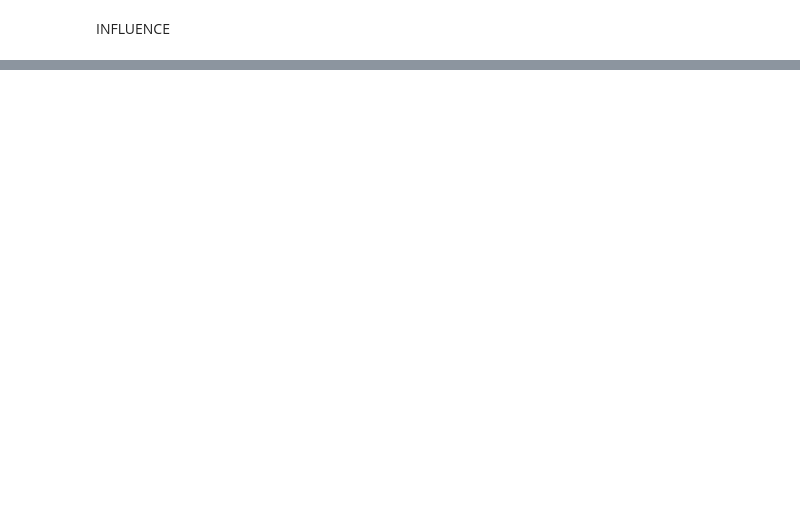
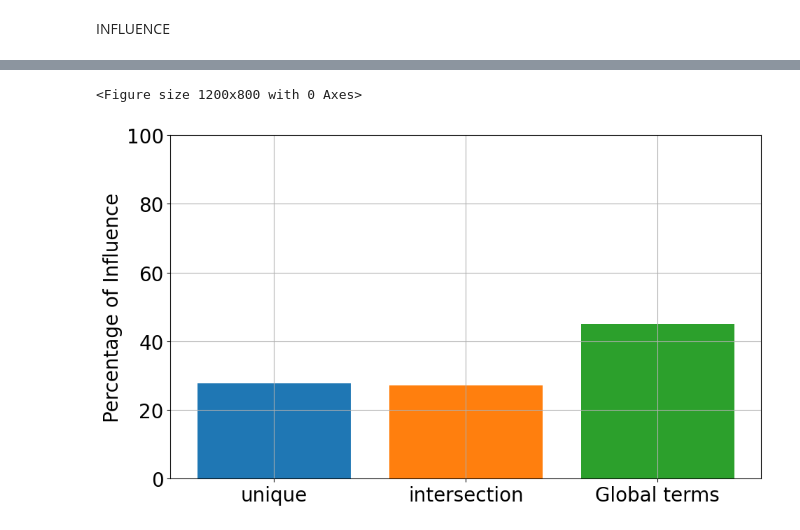
Before and after one commit to lionisakis/Reproducibilitiy-lsr-long, a Jupyter notebook: vector_segmatics.ipynb, the cells around one changed output, grey strips where cells are left out. Saved outputs shown, nothing was run; the diff lists cells and outputs as text; code cells hidden in the pictures; blank space fills up the shorter version.

```diff
--- a/vector_segmatics.ipynb
+++ b/vector_segmatics.ipynb
@@ -472,7 +403,7 @@ def function_common_terms_vs_others(group_df):
             (stacked[1:] == first_array) & (stacked[1:] != 0), axis=0
         )
 
-        function_value = no_common_nonzero_mask.sum()
+        function_value = no_common_nonzero_mask.sum() /first_array.sum()
 
         return function_value
     else:
@@ -506,5 +437,5 @@ all_dfs = []
 for the_results, the_pair in list(zip(results, pairs)):
     all_dfs.append((pd.concat(the_results, ignore_index=True), the_pair))
     print(f"Total number of documents for {the_pair} pair is:", all_dfs[-1][0].count())
-create_plot(all_dfs,limit=0.01)
+create_plot(all_dfs,spacing=1)
 # %% [output]
@@ -560,6 +468,7 @@ def find_common_indxes_and_uncommon_indexes(group_df):
     if (
         len(main_seg_score) == 1 and len(other_seg_score) >= 2
     ):  # Ensure there are other segments to compare
+
         main_seg_array = [
             i.toarray()[0].astype(bool).astype(int) for i in main_seg_score
         ]
@@ -595,7 +504,6 @@ def find_common_indxes_and_uncommon_indexes(group_df):
             & ~np.any((stacked[1:] == first_array))
         )[0]
 
-
         only_first = np.where(
             non_zero_mask & ~np.any((stacked[1:] == first_array), axis=0)
         )[0]
@@ -627,6 +535,15 @@ for files in os.listdir(folder_path):
     s = time.time()
 
     df = pd.read_pickle(folder_path + "/" + files)
+    # remove the ones that have only 2 segment
+    document_counts = df['document'].value_counts()
+
+    # Filter to keep only documents that appear more than 2s
+    documents_to_keep = document_counts[document_counts > 2].index
+
+    # Filter the original DataFrame
+    df = df[df['document'].isin(documents_to_keep)]
+
     df["segment"] = df["segment"].astype(int) + 1
     df = df[df["document"].isin(qrel_documents)]
     df = df[
@@ -837,0 +724,56 @@ plt.show()
+# %%
+from mpl_toolkits.axes_grid1.inset_locator import inset_axes
+
+kwargs = dict(hist_kws={"alpha": 0.25}, kde_kws={"linewidth": 2.5})
+
+plt.rcParams.update({"font.size": 20})  # Set to your desired size
+
+plt.figure(figsize=(12, 8))
+
+label_mapping={
+    "only_first":"unique",
+    # "only_second":"2nd",
+    # "only_third":"3rd",
+    # "common_first_and_second":"intersection",
+    "intersection":"intersection",
+    # "common_first_and_third":"intersection(1st seg, 3nd seg)",
+    # "common_second_and_third":"2∩3",
+    "global_term": "Global terms"
+}
+
+colors = sns.color_palette("colorblind", len(list(label_mapping.values())))
+
+
+# Create a figure and axis
+fig, ax = plt.subplots(figsize=(10, 6))
+
+total = sum(df_plot[column].sum() for column in label_mapping.keys())
+
+# Step 3: Create the main distribution plot
+for i, column in enumerate(
+    [
+        "only_first",
+        # "only_second",
+        # "only_third",
+        # "common_first_and_second",
+        # "common_first_and_third",
+        "intersection",
+        # "common_second_and_third",
+        "global_term",
+    ]
+):
+    ax.bar([i], [df_plot[column].sum()/total*100], width=0.8)
+
+ax.set_ylabel('Percentage of Influence')
+ax.set_xticks(np.arange(len(label_mapping)))
+ax.set_xticklabels(label_mapping.values())
+ax.set_ylim([0, 100])
+
+
+# Show the plot
+plt.grid()
+plt.tight_layout()
+plt.show()
+# %% [output]
+<Figure size 1200x800 with 0 Axes>
+[figure, added]
```
Also changed, not shown: parts of 11 cells of this notebook, 4 other files.
